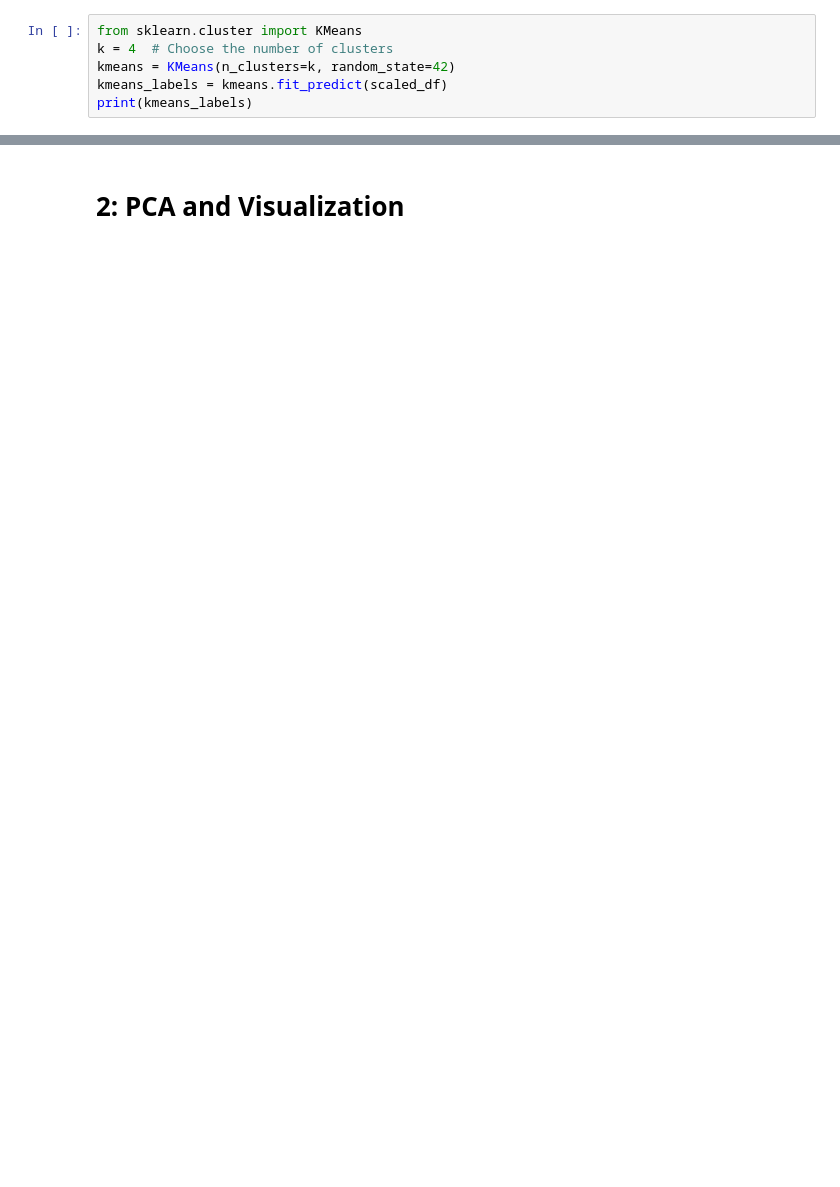
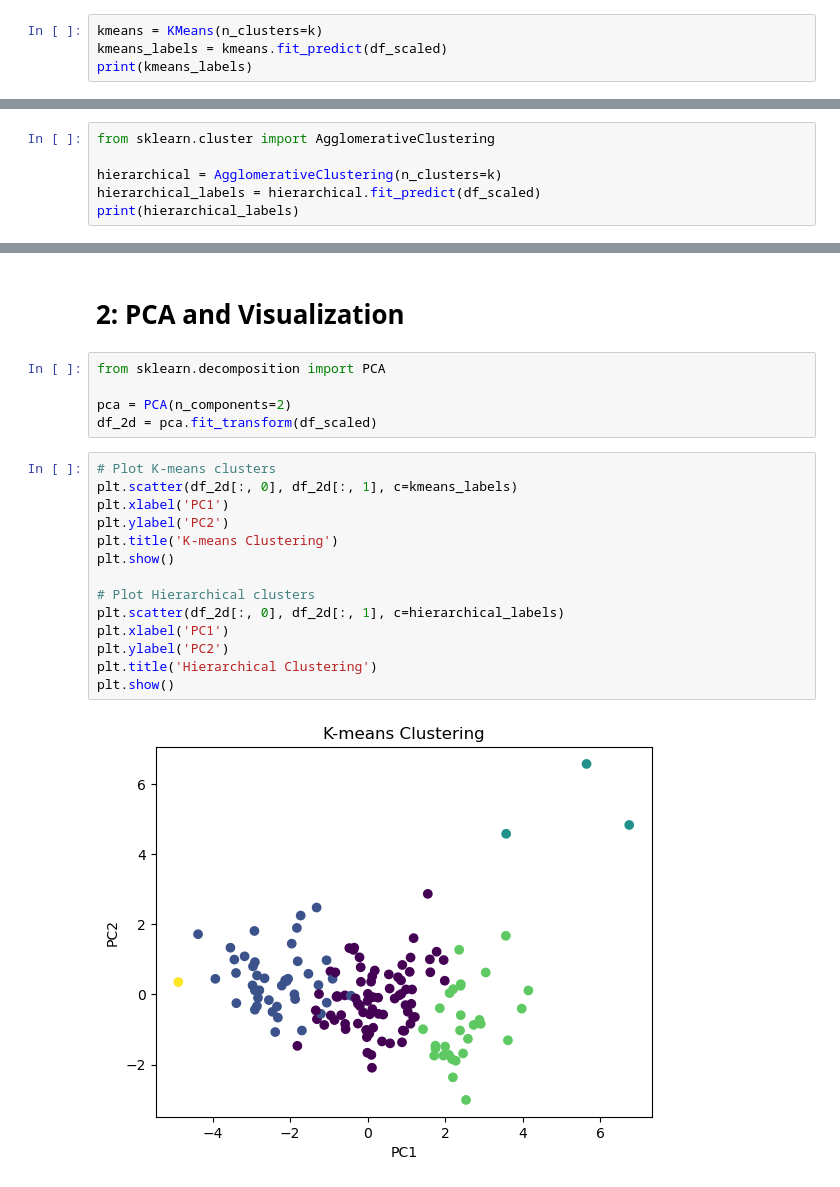
Before and after one commit to JuHeinz/OMMI_DataScience, a Jupyter notebook: Homework 10/Homework10.ipynb, the cells around one changed output, grey strips where cells are left out. Saved outputs shown, nothing was run; the diff lists cells and outputs as text; blank space fills up the shorter version.

```diff
--- a/Homework 10/Homework10.ipynb
+++ b/Homework 10/Homework10.ipynb
@@ -107,9 +104,7 @@ plt.hist(scaled_df, bins=10)
 # %% [markdown]
 ## K-Means Clustering
 # %%
-from sklearn.cluster import KMeans
-k = 4  # Choose the number of clusters
-kmeans = KMeans(n_clusters=k, random_state=42)
-kmeans_labels = kmeans.fit_predict(scaled_df)
+kmeans = KMeans(n_clusters=k)
+kmeans_labels = kmeans.fit_predict(df_scaled)
 print(kmeans_labels)
 # %% [output]
@@ -121,2 +116,8 @@ print(kmeans_labels)
 # %% [markdown]
 ## Hierarchical clustering
+# %%
+from sklearn.cluster import AgglomerativeClustering
+
+hierarchical = AgglomerativeClustering(n_clusters=k)
+hierarchical_labels = hierarchical.fit_predict(df_scaled)
+print(hierarchical_labels)
@@ -123,2 +130,23 @@ print(kmeans_labels)
 # %% [markdown]
 # 2: PCA and Visualization
+# %%
+from sklearn.decomposition import PCA
+
+pca = PCA(n_components=2)
+df_2d = pca.fit_transform(df_scaled)
+# %%
+# Plot K-means clusters
+plt.scatter(df_2d[:, 0], df_2d[:, 1], c=kmeans_labels)
+plt.xlabel('PC1')
+plt.ylabel('PC2')
+plt.title('K-means Clustering')
+plt.show()
+
+# Plot Hierarchical clusters
+plt.scatter(df_2d[:, 0], df_2d[:, 1], c=hierarchical_labels)
+plt.xlabel('PC1')
+plt.ylabel('PC2')
+plt.title('Hierarchical Clustering')
+plt.show()
+# %% [output]
+[figure, added]
```
Also changed, not shown: parts of 10 cells of this notebook.
